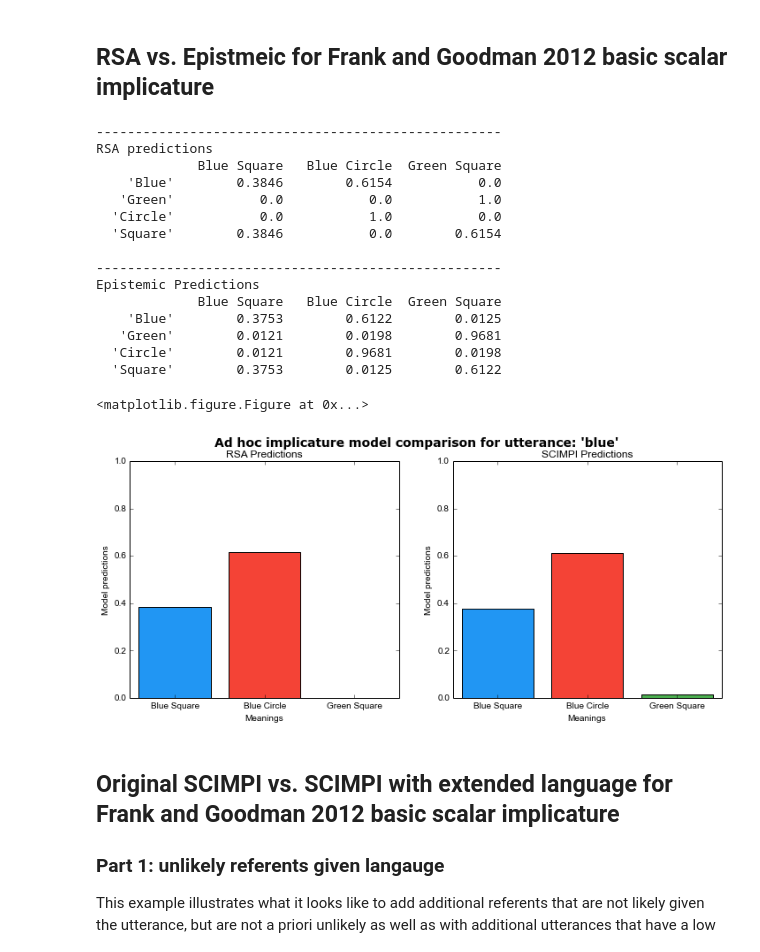
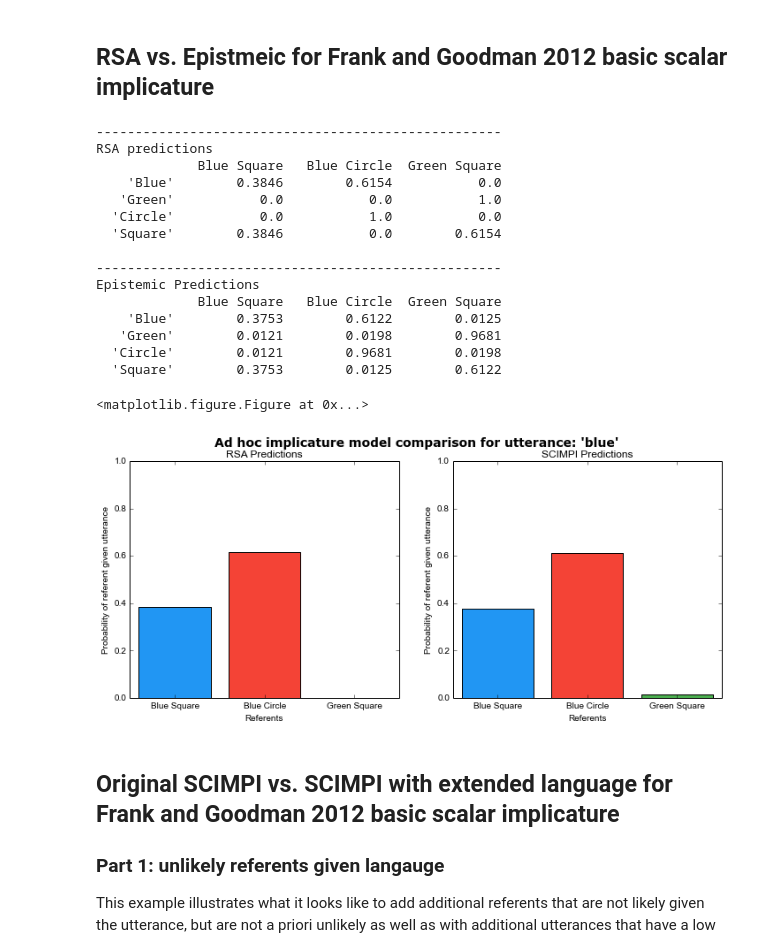
Before and after one commit to Epist/EpistemicPragmatics, a Jupyter notebook: Examples for paper.ipynb, the cells around one changed output. Saved outputs shown, nothing was run; the diff lists cells and outputs as text; code cells hidden in the pictures.

```diff
--- a/Examples for paper.ipynb
+++ b/Examples for paper.ipynb
@@ -43,8 +43,8 @@ labels=rsaTest.meanings
 locs=range(len(toPlot))
 ax = plt.subplot(gs[0])
 ax.bar(locs,toPlot, align='center', color=my_colors)
-ax.set_xlabel("Meanings")
-ax.set_ylabel("Model predictions")
+ax.set_xlabel("Referents")
+ax.set_ylabel("Probability of referent given utterance")
 ax.set_title("RSA Predictions")
 plt.xticks(locs, labels)
 axes = plt.gca()
@@ -60,36 +60,36 @@ epsilon = 1e-7
 toPlot = [x+epsilon for x in toPlot]
 labels=epistTest.meanings
 locs=range(len(toPlot))
 ax2.bar(locs,toPlot, align='center', color=my_colors)
-ax2.set_xlabel("Meanings")
-ax2.set_ylabel("Model predictions")
+ax2.set_xlabel("Referents")
+ax2.set_ylabel("Probability of referent given utterance")
 ax2.set_title("SCIMPI Predictions")
 plt.xticks(locs, labels)
 axes = plt.gca()
 axes.set_ylim([0,1])
 #ax2.set_position(pos2)
 #ax.set_position(pos1)
 #plt.figure(2)
 plt.savefig('RSAvSCIMPI_adhoc.png', bbox_inches='tight',  dpi=400)
 plt.show()
 # %% [output]
 ----------------------------------------------------
 RSA predictions
              Blue Square   Blue Circle  Green Square
     'Blue'        0.3846        0.6154           0.0
    'Green'           0.0           0.0           1.0
   'Circle'           0.0           1.0           0.0
   'Square'        0.3846           0.0        0.6154
 
 ----------------------------------------------------
 Epistemic Predictions
              Blue Square   Blue Circle  Green Square
     'Blue'        0.3753        0.6122        0.0125
    'Green'        0.0121        0.0198        0.9681
   'Circle'        0.0121        0.9681        0.0198
   'Square'        0.3753        0.0125        0.6122
 <matplotlib.figure.Figure at 0x...>
-[figure, old version]
+[figure, new version]
 # %% [markdown]
 ## Original SCIMPI vs. SCIMPI with extended language for Frank and Goodman 2012 basic scalar implicature
 ### Part 1: unlikely referents given langauge
```
Also changed, not shown: parts of 14 cells of this notebook, 1 other file.
